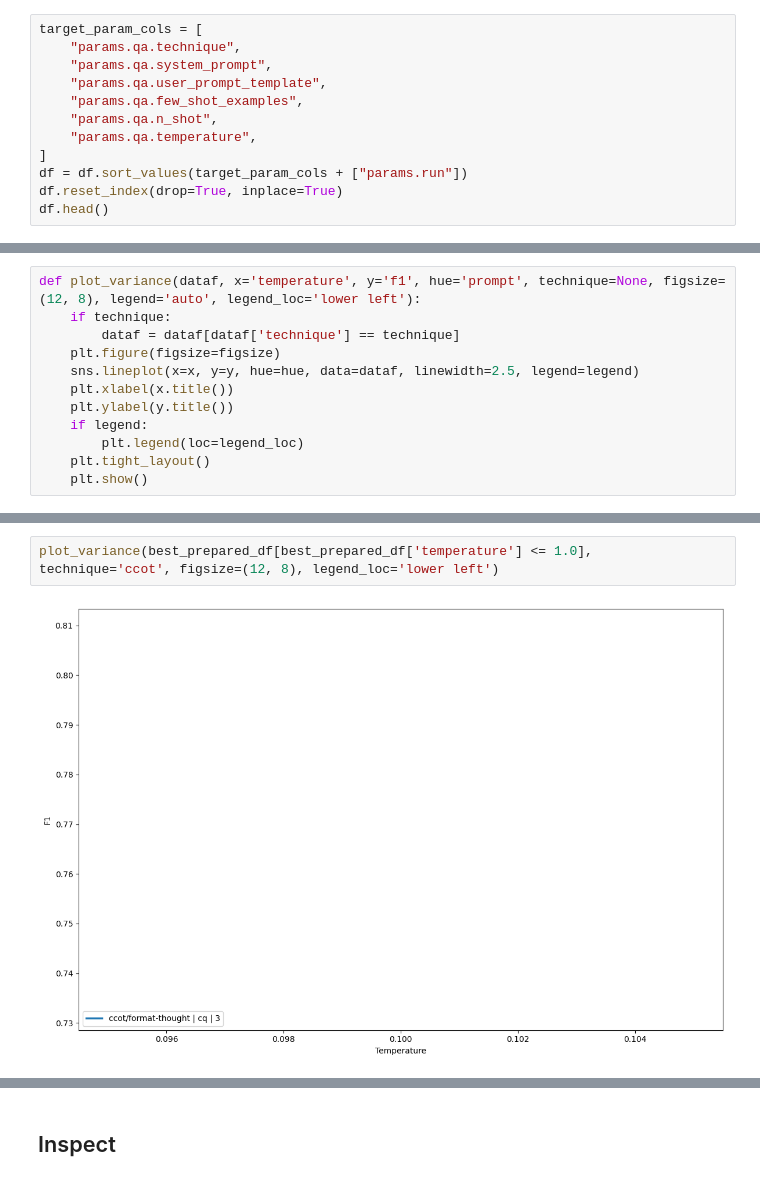
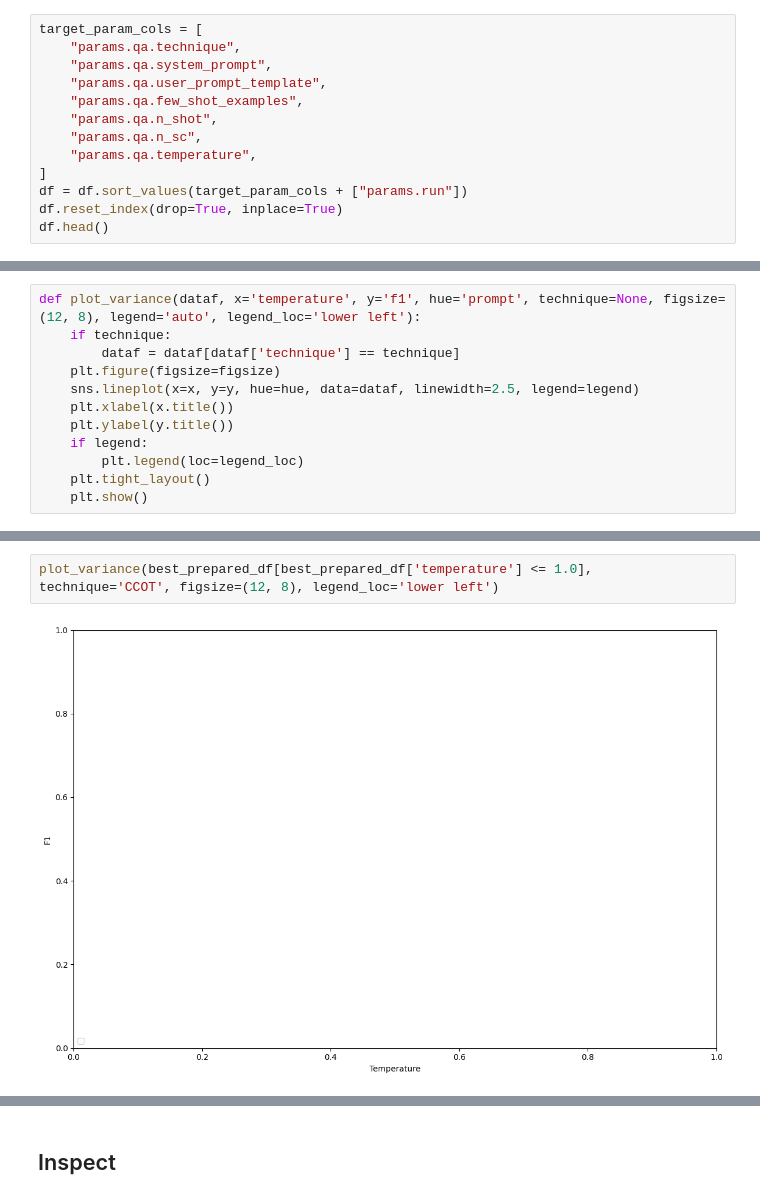
Before and after one commit to bdsaglam/pipeline-mhqa-manual, a Jupyter notebook: nbs/musique-sweep-semi/trends.ipynb, the cells around one changed output, grey strips where cells are left out. Drawn from its saved outputs; the diff is of its cells as text.

```diff
--- a/nbs/musique-sweep-semi/trends.ipynb
+++ b/nbs/musique-sweep-semi/trends.ipynb
@@ -37,6 +37,7 @@ target_param_cols = [
     "params.qa.user_prompt_template",
     "params.qa.few_shot_examples",
     "params.qa.n_shot",
+    "params.qa.n_sc",
     "params.qa.temperature",
 ]
 df = df.sort_values(target_param_cols + ["params.run"])
@@ -187,5 +197,5 @@ plot_variance(best_prepared_df[best_prepared_df['temperature'] <= 1.0], figsize=
 # %%
-plot_variance(best_prepared_df[best_prepared_df['temperature'] <= 1.0], technique='ccot', figsize=(12, 8), legend_loc='lower left')
+plot_variance(best_prepared_df[best_prepared_df['temperature'] <= 1.0], technique='CCOT', figsize=(12, 8), legend_loc='lower left')
 # %% [output]
-[figure, old version]
+[figure, new version]
 # %%
```
Also changed, not shown: parts of 19 cells of this notebook, 4 other files.
